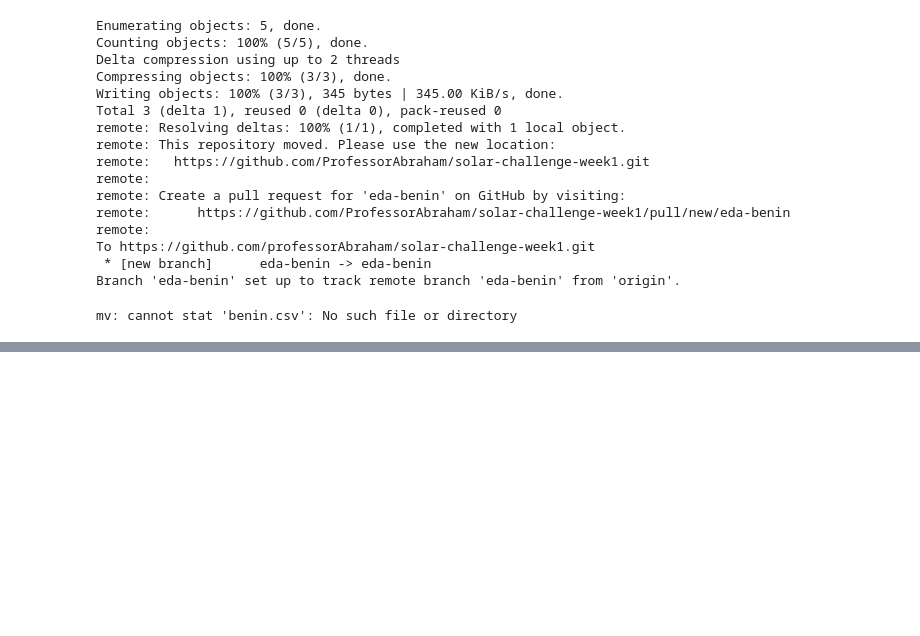
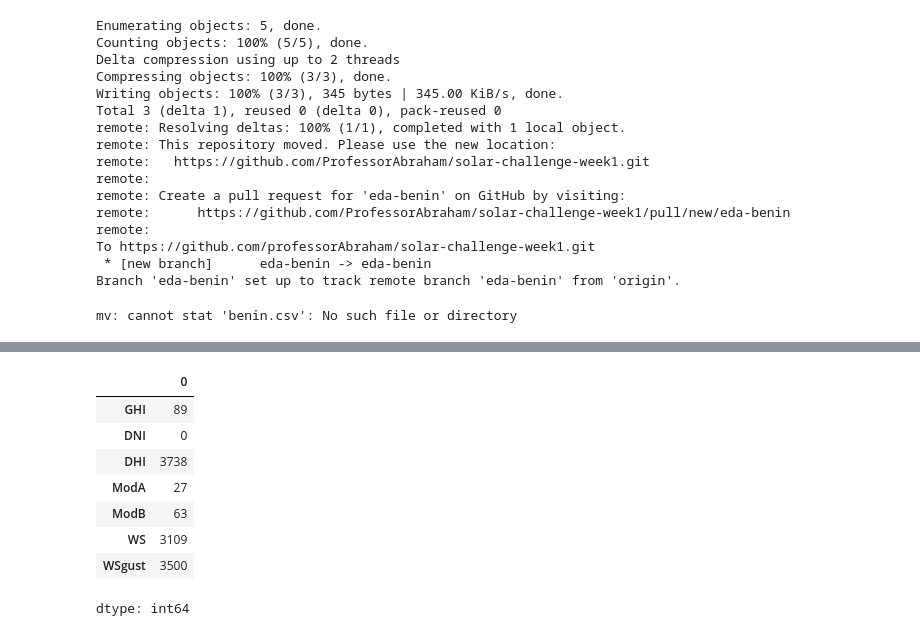
Before and after one commit to ProfessorAbraham/solar-challenge-week1, a Jupyter notebook: notebooks/benin_eda.ipynb, the cells around one changed output, grey strips where cells are left out. Saved outputs shown, nothing was run; the diff lists cells and outputs as text; code cells hidden in the pictures; blank space fills up the shorter version.

```diff
--- a/notebooks/benin_eda.ipynb
+++ b/notebooks/benin_eda.ipynb
@@ -67,0 +102,17 @@ mv: cannot stat 'benin.csv': No such file or directory
+# %%
+from scipy.stats import zscore
+
+z_cols = ['GHI', 'DNI', 'DHI', 'ModA', 'ModB', 'WS', 'WSgust']
+df_z = df[z_cols].apply(zscore)
+outliers = (df_z.abs() > 3).sum()
+outliers
+# %% [output]
+|  | 0 |
+| GHI | 89 |
+| DNI | 0 |
+| DHI | 3738 |
+| ModA | 27 |
+| ModB | 63 |
+| WS | 3109 |
+| WSgust | 3500 |
+dtype: int64
```
Also changed, not shown: parts of 7 cells of this notebook.
